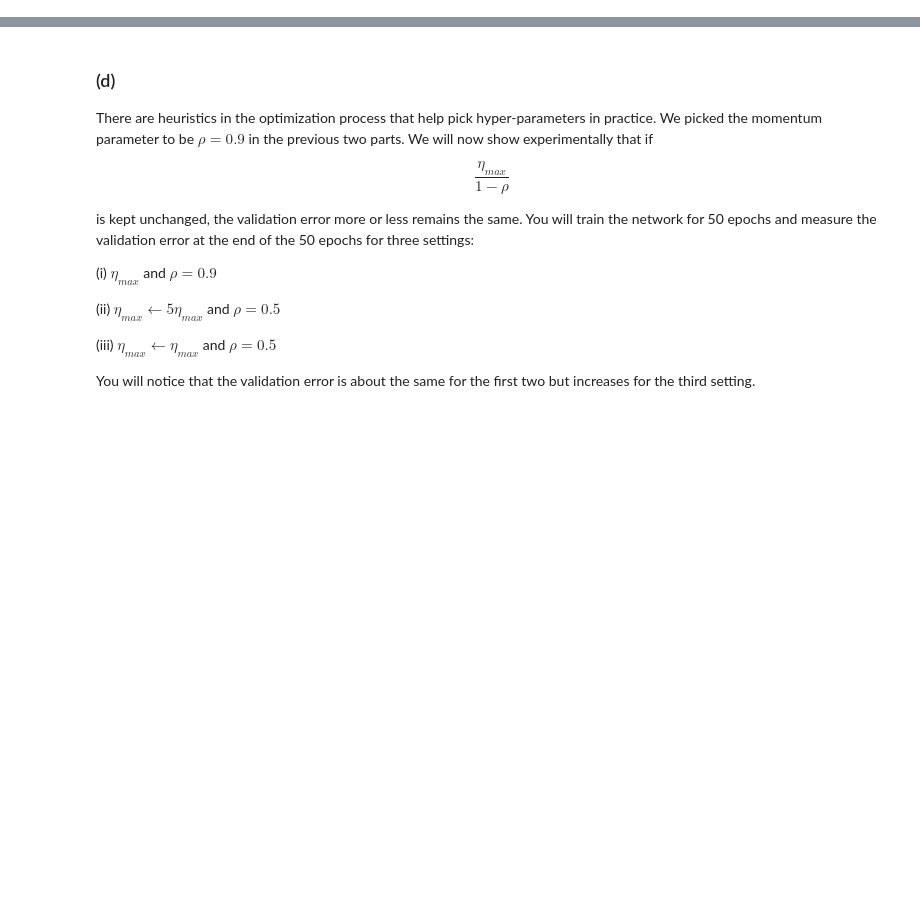
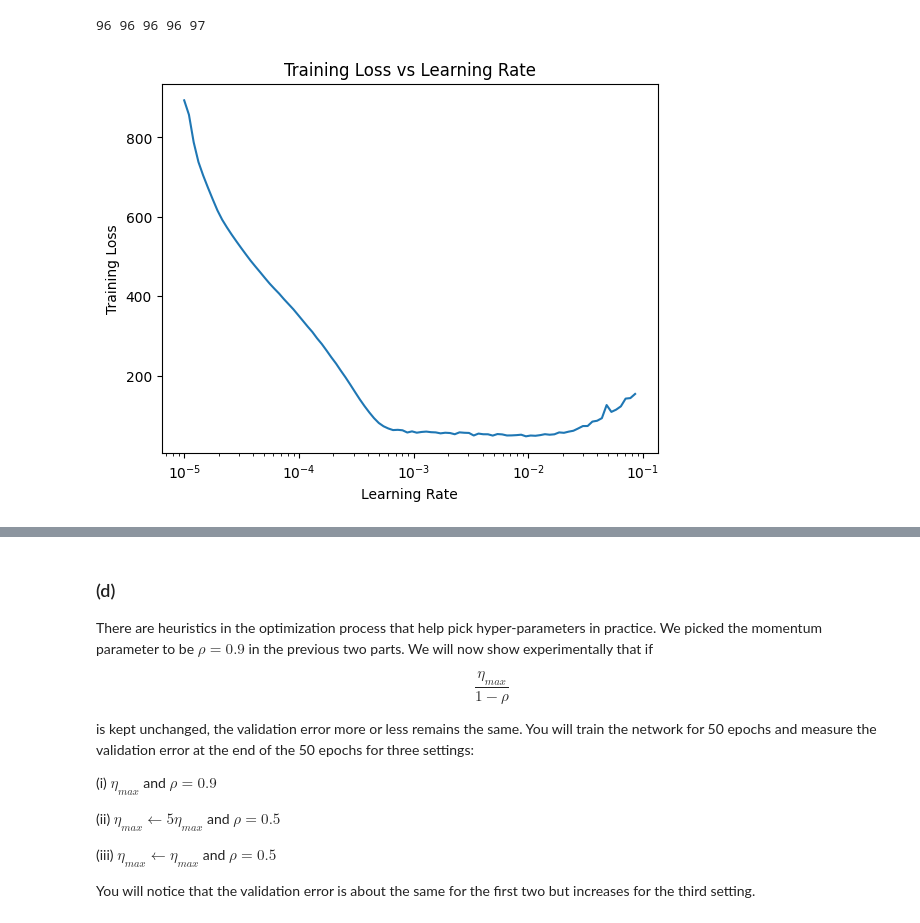
Before and after one commit to jbwenjoy/ESE-5460-Principals-of-Deep-Learning, a Jupyter notebook: hw4/ese546_hw4p3.ipynb, the cells around one changed output, grey strips where cells are left out. Cells and saved outputs as stored; diff of their text form; code cells hidden in the pictures; blank space fills up the shorter version.

```diff
--- a/hw4/ese546_hw4p3.ipynb
+++ b/hw4/ese546_hw4p3.ipynb
@@ -231,19 +261,33 @@ else:
+# %%
+# Load the npy files for plotting
+train_error_100 = np.load(os.path.join(dir_root, 'runs/train_error_100.npy'))
+train_loss_values_100 = np.load(os.path.join(dir_root, 'runs/train_loss_values_100.npy'))
+val_error_100 = np.load(os.path.join(dir_root, 'runs/val_error_100.npy'))
+val_loss_values_100 = np.load(os.path.join(dir_root, 'runs/val_loss_values_100.npy'))
+learning_rates_100 = np.load(os.path.join(dir_root, 'runs/learning_rates_100.npy'))
+
+print(len(train_error_100), len(train_loss_values_100), len(val_error_100), len(val_loss_values_100), len(learning_rates_100))
+# %% [output]
+96 96 96 96 97
 # %%
-# Load the npy files for plotting
-train_error_100 = np.load(os.path.join(dir_root, 'runs/train_error_100.npy'))
-train_loss_values_100 = np.load(os.path.join(dir_root, 'runs/train_loss_values_100.npy'))
-val_error_100 = np.load(os.path.join(dir_root, 'runs/val_error_100.npy'))
-val_loss_values_100 = np.load(os.path.join(dir_root, 'runs/val_loss_values_100.npy'))
-learning_rates_100 = np.load(os.path.join(dir_root, 'runs/learning_rates_100.npy'))
+# Since these might be of different length, we'll extract the first min(lengths) elements
+min_length = min(len(train_error_100), len(train_loss_values_100), len(val_error_100), len(val_loss_values_100), len(learning_rates_100))
+train_error_100 = train_error_100[:min_length]
+train_loss_values_100 = train_loss_values_100[:min_length]
+val_error_100 = val_error_100[:min_length]
+val_loss_values_100 = val_loss_values_100[:min_length]
+learning_rates_100 = learning_rates_100[:min_length]
 
 # Plot the training loss (Y-axis) as a function of the learning rate (X-axis); use a log-scale for the X-axis.
 plt.figure()
-plt.plot(train_loss_values_100, learning_rates_100)
-plt.yscale('log')
-plt.xlabel('Training Loss')
-plt.ylabel('Learning Rate')
+plt.plot(learning_rates_100, train_loss_values_100)
+plt.xscale('log')
+plt.ylabel('Training Loss')
+plt.xlabel('Learning Rate')
 plt.title('Training Loss vs Learning Rate')
 plt.show()
+# %% [output]
+[figure, added]
 # %%
 # Identify the minimum of training loss
 # The corresponding learning rate - eta_star
```
Also changed, not shown: parts of 8 cells of this notebook, 1 other file.
